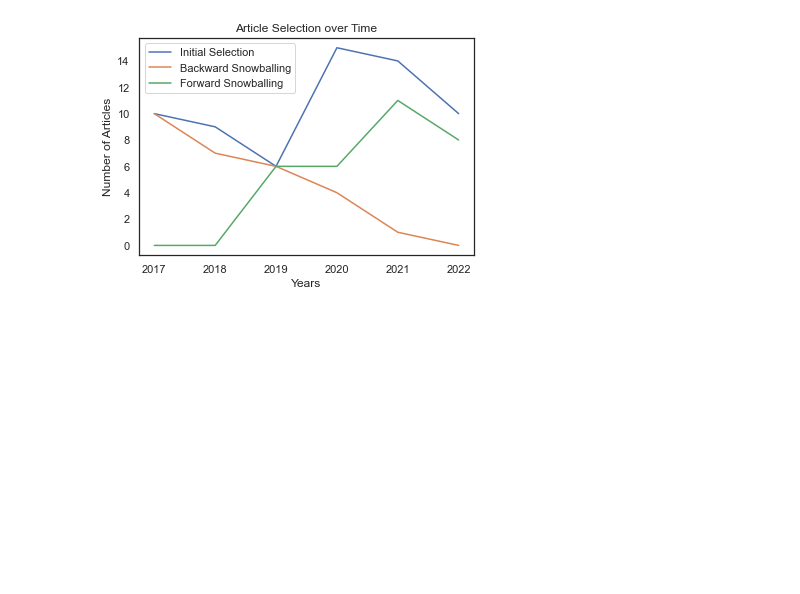
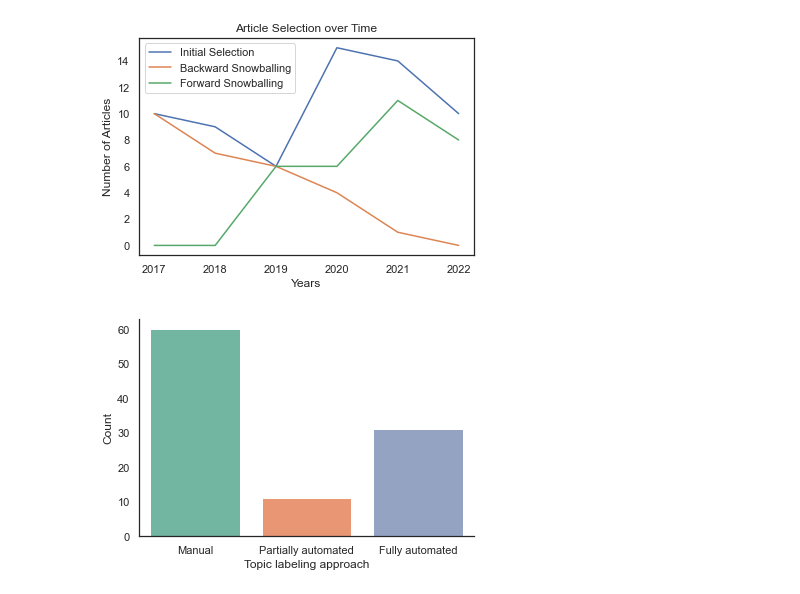
Before and after one commit to iberius96/Msc_Thesis, a Jupyter notebook: Data Visualization/Summary.ipynb, the cells around one changed output. Saved outputs shown, nothing was run; the diff lists cells and outputs as text; code cells hidden in the pictures; blank space fills up the shorter version.

```diff
--- a/Data Visualization/Summary.ipynb
+++ b/Data Visualization/Summary.ipynb
@@ -356,3 +356,15 @@ plt.title("Article Selection over Time")
 plt.show()
 # %% [output]
 [figure]
+# %%
+totals = [60, 11, 31]
+labels = ['Manual', 'Partially automated','Fully automated']
+sns.set_theme(style='white')
+sns.set_palette('Set2')
+sns.barplot(y=totals, x=labels)
+plt.xlabel('Topic labeling approach')
+plt.ylabel('Count')
+sns.despine()
+plt.show()
+# %% [output]
+[figure, added]
```
Also changed, not shown: 4 other files.
